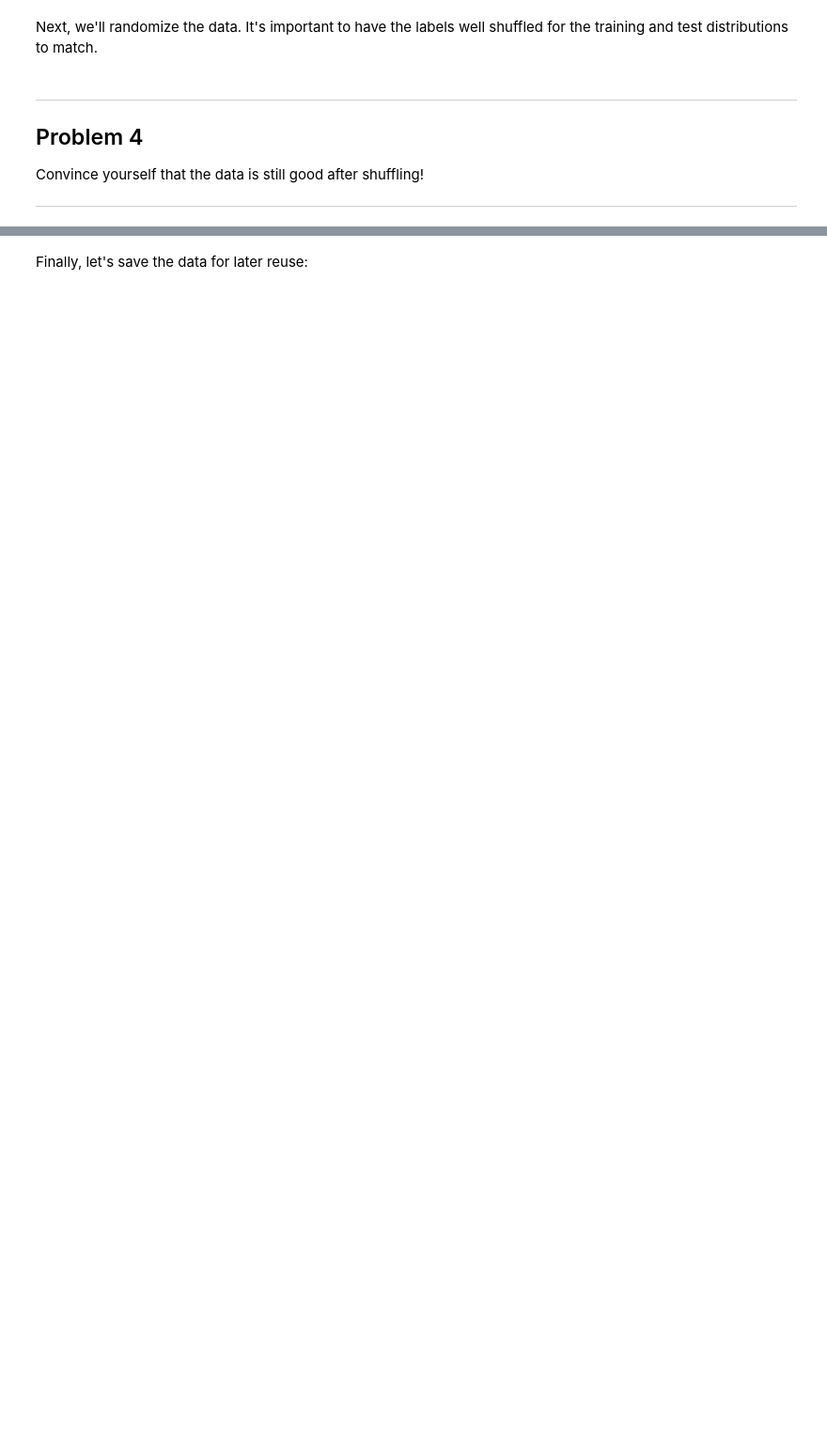
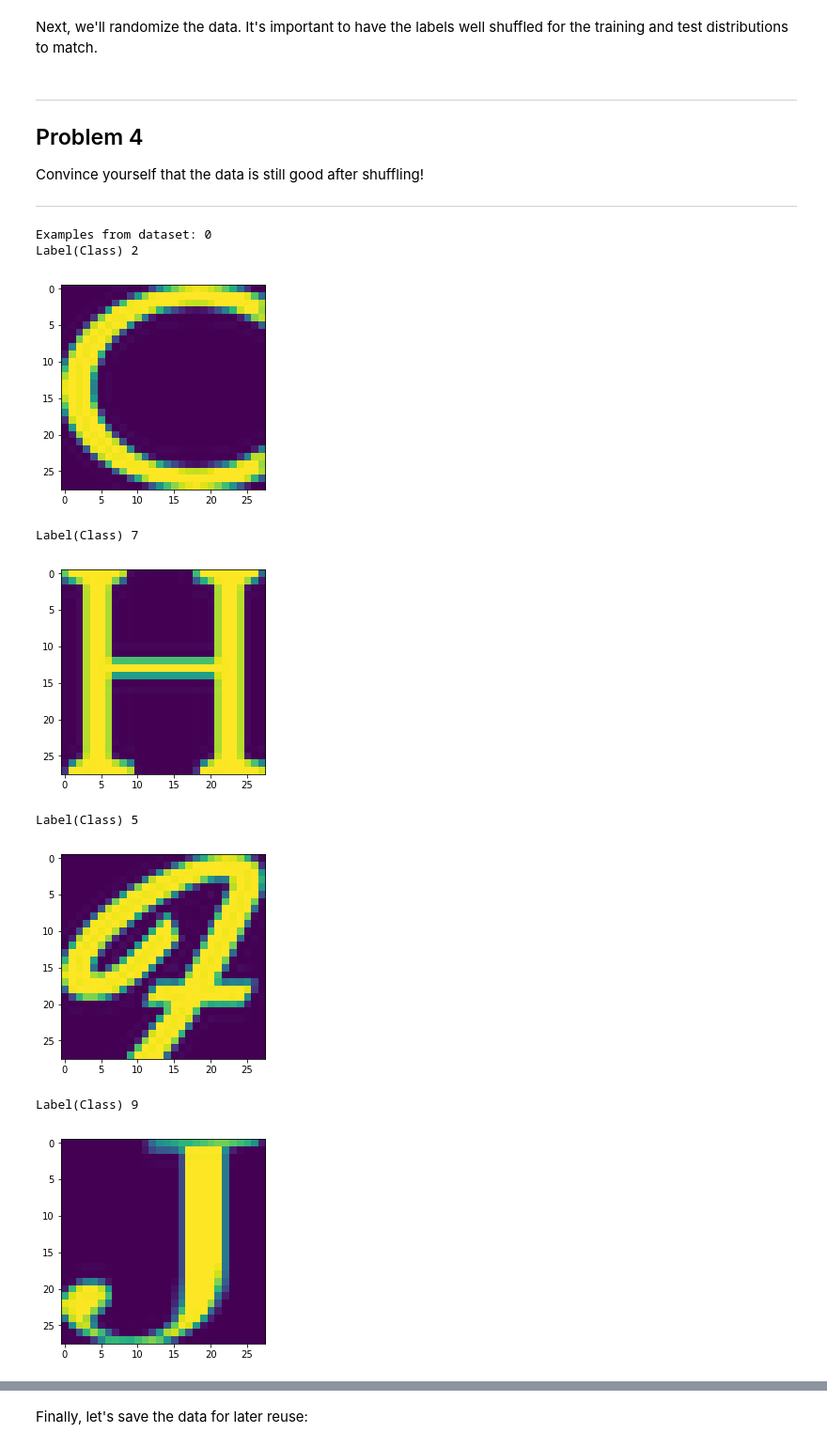
Before and after one commit to ldpalcu/DeepLearning-Udacity, a Jupyter notebook: 1_notmnist.ipynb, the cells around one changed output, grey strips where cells are left out. Shown at 94% size. Drawn from its saved outputs; the diff is of its cells as text; code cells hidden in the pictures; blank space fills up the shorter version.

```diff
--- a/1_notmnist.ipynb
+++ b/1_notmnist.ipynb
@@ -279,3 +279,9 @@ Problem 3
 Another check: we expect the data to be balanced across classes. Verify that.
 
 ---
+# %%
+#Code written by LDP
+
+#print the number of examples from each class
+for i in range(0, len(number_of_examples)):
+    print("Class " + str(number_of_examples[i][0]) + " has " + str(number_of_examples[i][1]) + " examples.")
@@ -327,9 +344,9 @@ def merge_datasets(pickle_files, train_size, valid_size=0):
   return valid_dataset, valid_labels, train_dataset, train_labels
 
 
-train_size = 200000
-valid_size = 10000
-test_size = 10000
+train_size = 2000
+valid_size = 500
+test_size = 500
 
 valid_dataset, valid_labels, train_dataset, train_labels = merge_datasets(
   train_datasets, train_size, valid_size)
@@ -360,3 +377,28 @@ Problem 4
 Convince yourself that the data is still good after shuffling!
 
 ---
+# %%
+#Code written by LDP
+
+nr_images = 10
+dataset_to_see = [train_dataset, test_dataset, valid_dataset]
+label_to_see = [train_labels, test_labels, valid_labels]
+
+for i in range(0, len(dataset_to_see)):
+    print("Examples from dataset: " + str(i))
+    for j in range(0, nr_images):
+        #It exists a chance that an image to be taken twice
+        nr_image = np.random.randint(0, len(dataset_to_see[i]))
+        print("Label(Class) " + str(label_to_see[i][nr_image]))
+        plt.imshow(dataset_to_see[i][nr_image], interpolation='nearest')
+        plt.show()
+# %% [output]
+Examples from dataset: 0
+Label(Class) 2
+[figure, added]
+Label(Class) 7
+[figure, added]
+Label(Class) 5
+[figure, added]
+Label(Class) 9
+[figure, added]
```
Also changed, not shown: parts of 15 cells of this notebook.
